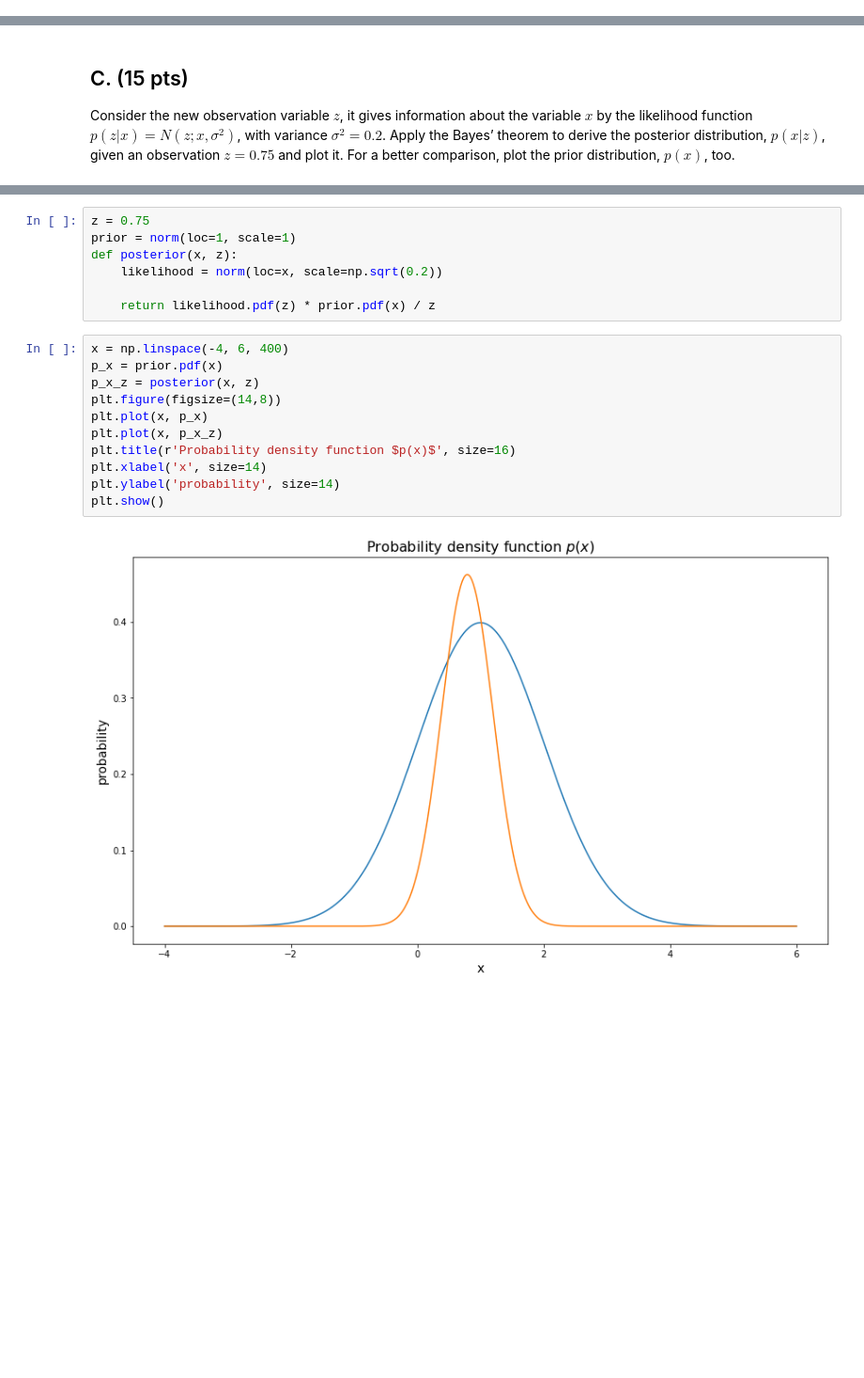
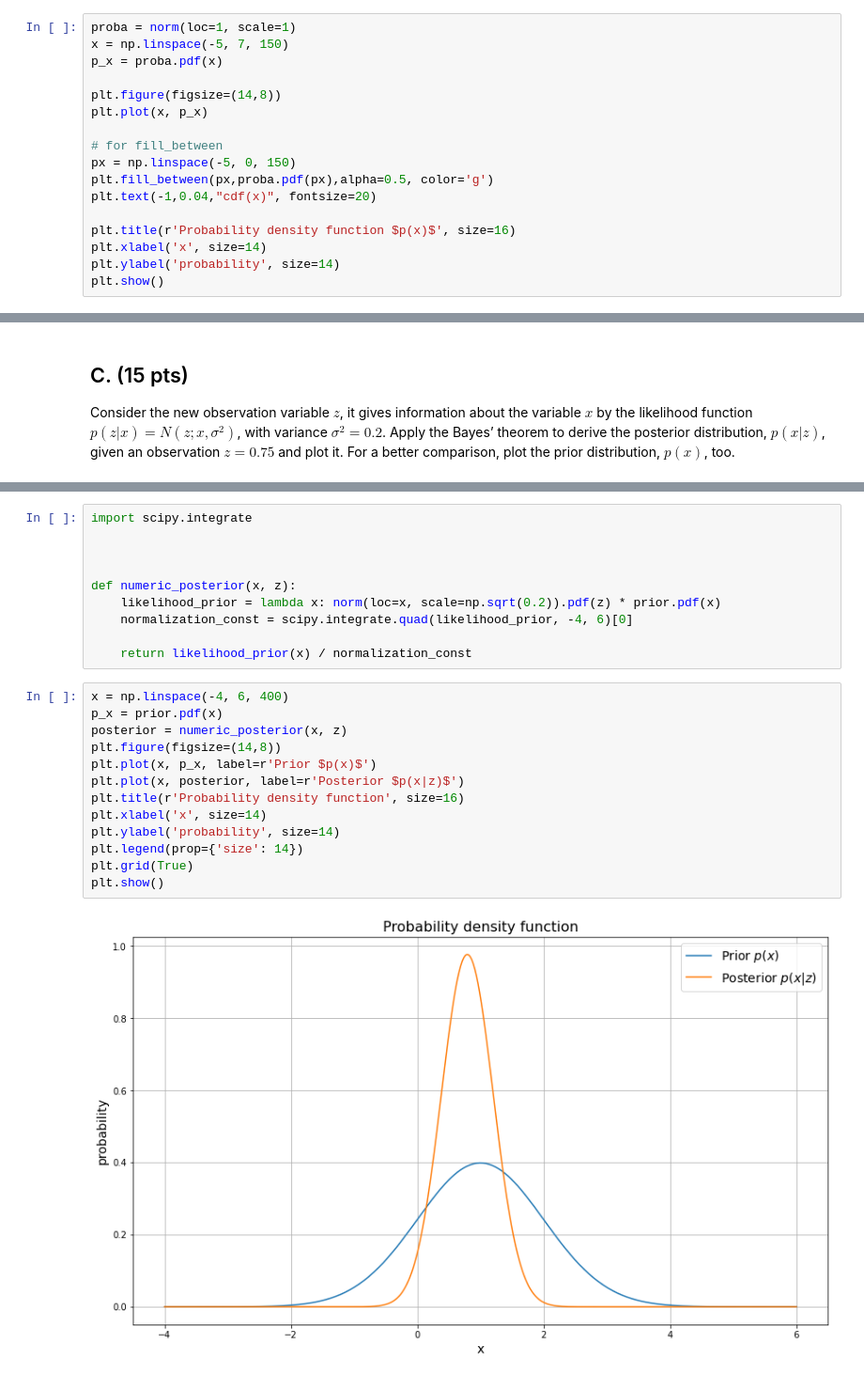
Before and after one commit to PyPaperParrot/Perception-in-Robotics-course-T3-2022-Skoltech, a Jupyter notebook: ps/dgalkin_ps1/task1.ipynb, the cells around one changed output, grey strips where cells are left out. Shown: that part at 94% size. Drawn from its saved outputs; the diff is of its cells as text; blank space fills up the shorter version.

```diff
--- a/ps/dgalkin_ps1/task1.ipynb
+++ b/ps/dgalkin_ps1/task1.ipynb
@@ -39,0 +49,17 @@ Calculate the probability mass that the random variable $X$ is less than $0$
+# %%
+proba = norm(loc=1, scale=1)
+x = np.linspace(-5, 7, 150)
+p_x = proba.pdf(x)
+
+plt.figure(figsize=(14,8))
+plt.plot(x, p_x)
+
+# for fill_between
+px = np.linspace(-5, 0, 150)
+plt.fill_between(px,proba.pdf(px),alpha=0.5, color='g')
+plt.text(-1,0.04,"cdf(x)", fontsize=20)
+
+plt.title(r'Probability density function $p(x)$', size=16)
+plt.xlabel('x', size=14)
+plt.ylabel('probability', size=14)
+plt.show()
@@ -55,20 +99,25 @@ $p(z) = \int_{}{}p(z|x)p(x)dx$
 # %%
-z = 0.75
-prior = norm(loc=1, scale=1)
-def posterior(x, z):
-    likelihood = norm(loc=x, scale=np.sqrt(0.2))
+import scipy.integrate
 
-    return likelihood.pdf(z) * prior.pdf(x) / z
+
+
+def numeric_posterior(x, z):
+    likelihood_prior = lambda x: norm(loc=x, scale=np.sqrt(0.2)).pdf(z) * prior.pdf(x)
+    normalization_const = scipy.integrate.quad(likelihood_prior, -4, 6)[0]
+
+    return likelihood_prior(x) / normalization_const
 # %%
 x = np.linspace(-4, 6, 400)
 p_x = prior.pdf(x)
-p_x_z = posterior(x, z)
+posterior = numeric_posterior(x, z)
 plt.figure(figsize=(14,8))
-plt.plot(x, p_x)
-plt.plot(x, p_x_z)
-plt.title(r'Probability density function $p(x)$', size=16)
+plt.plot(x, p_x, label=r'Prior $p(x)$')
+plt.plot(x, posterior, label=r'Posterior $p(x|z)$')
+plt.title(r'Probability density function', size=16)
 plt.xlabel('x', size=14)
 plt.ylabel('probability', size=14)
+plt.legend(prop={'size': 14})
+plt.grid(True)
 plt.show()
 # %% [output]
-[figure, old version]
+[figure, new version]
```
Also changed, not shown: parts of 13 cells of this notebook.
